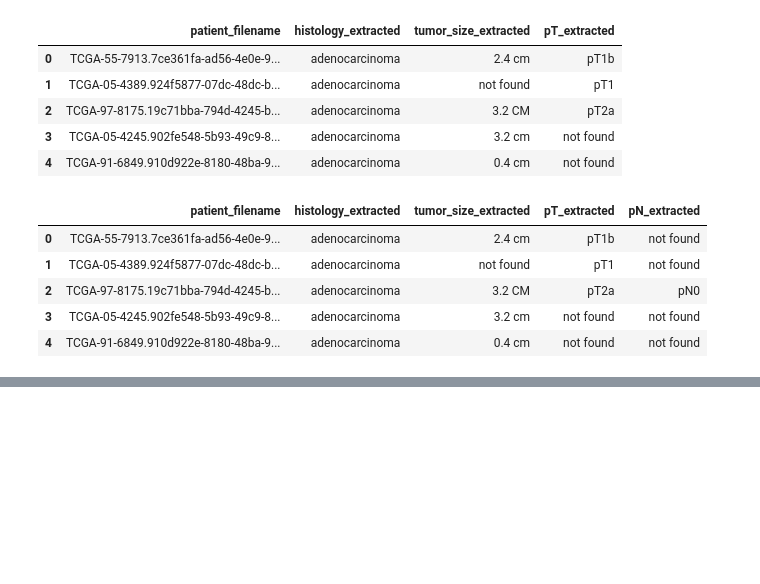
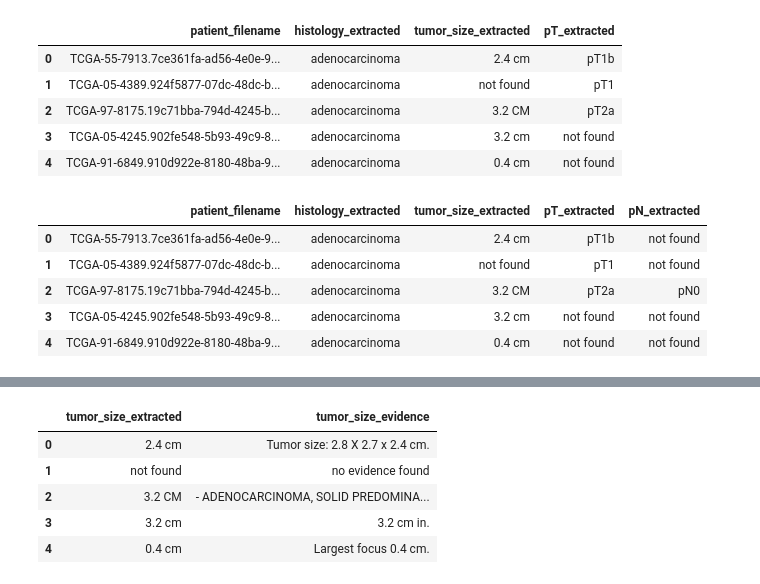
Before and after one commit to Afsheen36/OncoExtractAI-QA, a Jupyter notebook: notebooks/OncoExtractAI_QA.ipynb, the cells around one changed output, grey strips where cells are left out. Saved outputs shown, nothing was run; the diff lists cells and outputs as text; code cells hidden in the pictures; blank space fills up the shorter version.

```diff
--- a/notebooks/OncoExtractAI_QA.ipynb
+++ b/notebooks/OncoExtractAI_QA.ipynb
@@ -247,0 +288,14 @@ files.download("lung_cancer_sample_reports.csv")
+# %%
+sample_df["tumor_size_evidence"] = sample_df.apply(
+    lambda row: find_evidence_sentence(row["text"], row["tumor_size_extracted"]),
+    axis=1
+)
+
+sample_df[["tumor_size_extracted", "tumor_size_evidence"]].head()
+# %% [output]
+|  | tumor_size_extracted | tumor_size_evidence |
+| 0 | 2.4 cm | Tumor size: 2.8 X 2.7 x 2.4 cm. |
+| 1 | not found | no evidence found |
+| 2 | 3.2 CM | - ADENOCARCINOMA, SOLID PREDOMINA... |
+| 3 | 3.2 cm | 3.2 cm in. |
+| 4 | 0.4 cm | Largest focus 0.4 cm. |
```
Also changed, not shown: parts of 7 cells of this notebook.
